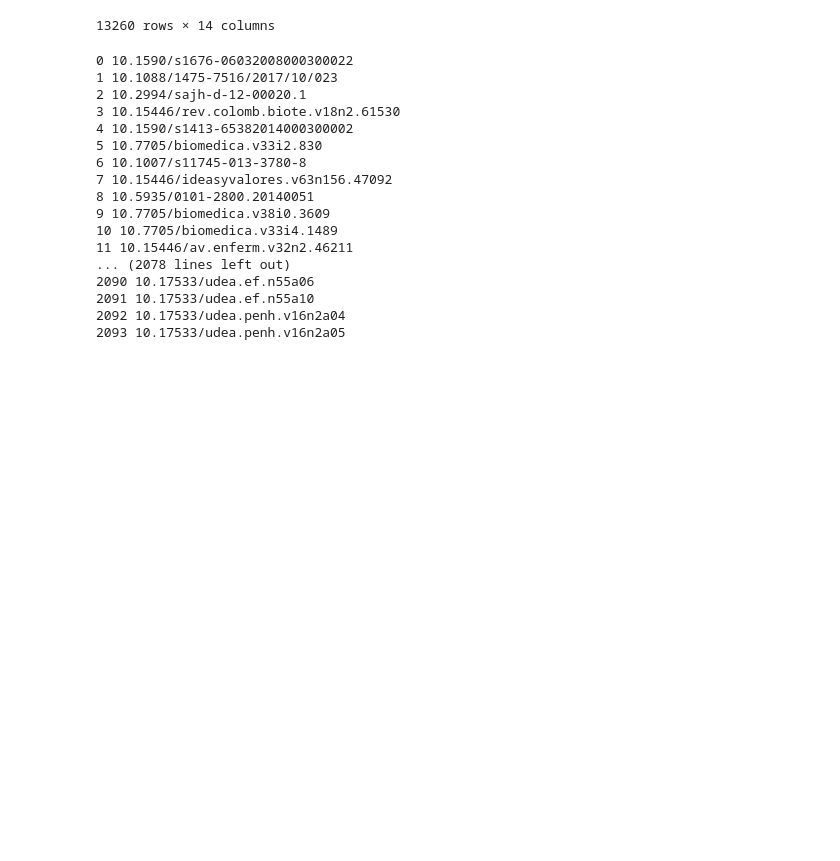
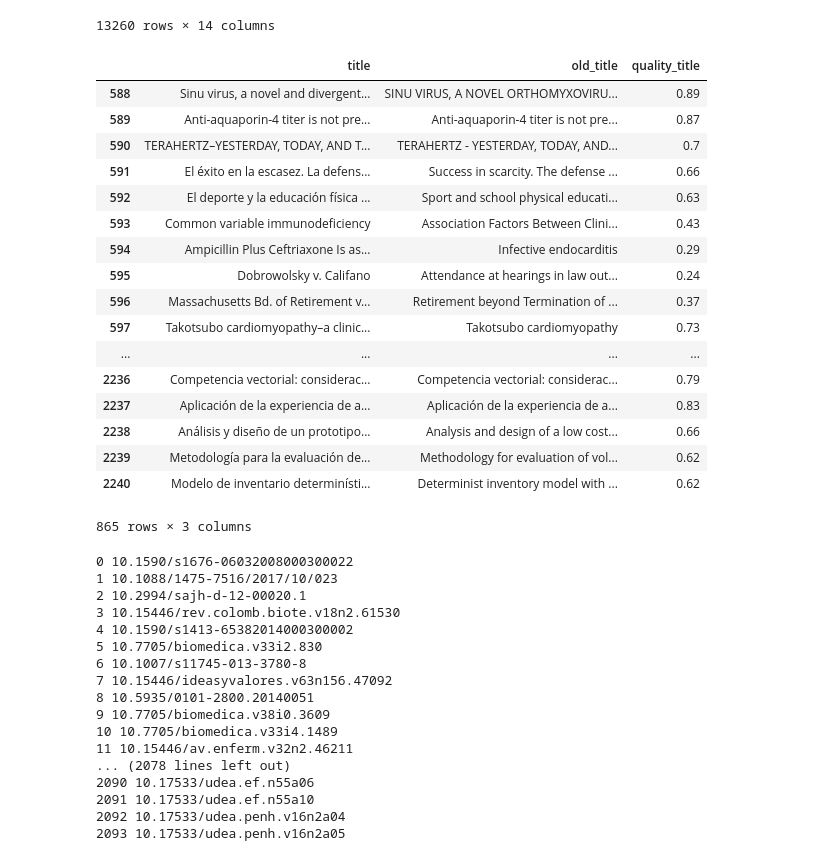
Before and after one commit to restrepo/medicion, a Jupyter notebook: cienciometria/GoogleScholarClick.ipynb, the cells around one changed output. Drawn from its saved outputs; the diff is of its cells as text; code cells hidden in the pictures; blank space fills up the shorter version.

```diff
--- a/cienciometria/GoogleScholarClick.ipynb
+++ b/cienciometria/GoogleScholarClick.ipynb
@@ -693,6 +692,28 @@ datosgood.sort_values('cites',ascending=False)
 | 6004 | 10.1155/2016/3856518 | Quiceno | http://downloads.hindawi.com/jour... | -1 | … PDF 182. Case Reports in Pediat... | S Hernandez | 0 |  | Becker’s Nevus Syndrome in a Pedi... | {} | ... |
 | 6171 | 10.17533/udea.penh.v16n2a05 | … en Nutrición Humana | http://www.iatreia.udea.edu.co/in... | 2015 | Antecedentes: el perfil de ácidos... | CMR Botero, BDG Ramírez, JPM Galán… | 0 |  | Perfil de ácidos grasos en aceite... | {'JPM Galán': 'DD-ZSOwAAAAJ'} | ... |
 13260 rows × 14 columns
+# %%
+kk=datosmissing[datosmissing.title!='']
+kk[kk.DOI==''][['title','old_title','quality_title']]
+# %% [output]
+|  | title | old_title | quality_title |
+| 588 | Sinu virus, a novel and divergent... | SINU VIRUS, A NOVEL ORTHOMYXOVIRU... | 0.89 |
+| 589 | Anti-aquaporin-4 titer is not pre... | Anti-aquaporin-4 titer is not pre... | 0.87 |
+| 590 | TERAHERTZ–YESTERDAY, TODAY, AND T... | TERAHERTZ - YESTERDAY, TODAY, AND... | 0.7 |
+| 591 | El éxito en la escasez. La defens... | Success in scarcity. The defense ... | 0.66 |
+| 592 | El deporte y la educación física ... | Sport and school physical educati... | 0.63 |
+| 593 | Common variable immunodeficiency | Association Factors Between Clini... | 0.43 |
+| 594 | Ampicillin Plus Ceftriaxone Is as... | Infective endocarditis | 0.29 |
+| 595 | Dobrowolsky v. Califano | Attendance at hearings in law out... | 0.24 |
+| 596 | Massachusetts Bd. of Retirement v... | Retirement beyond Termination of ... | 0.37 |
+| 597 | Takotsubo cardiomyopathy–a clinic... | Takotsubo cardiomyopathy | 0.73 |
+| ... | ... | ... | ... |
+| 2236 | Competencia vectorial: considerac... | Competencia vectorial: considerac... | 0.79 |
+| 2237 | Aplicación de la experiencia de a... | Aplicación de la experiencia de a... | 0.83 |
+| 2238 | Análisis y diseño de un prototipo... | Analysis and design of a low cost... | 0.66 |
+| 2239 | Metodología para la evaluación de... | Methodology for evaluation of vol... | 0.62 |
+| 2240 | Modelo de inventario determinísti... | Determinist inventory model with ... | 0.62 |
+865 rows × 3 columns
 # %%
 Scholarly=False
 name_simple='name_simple'
```
Also changed, not shown: parts of 2 cells of this notebook, 1 other file.
